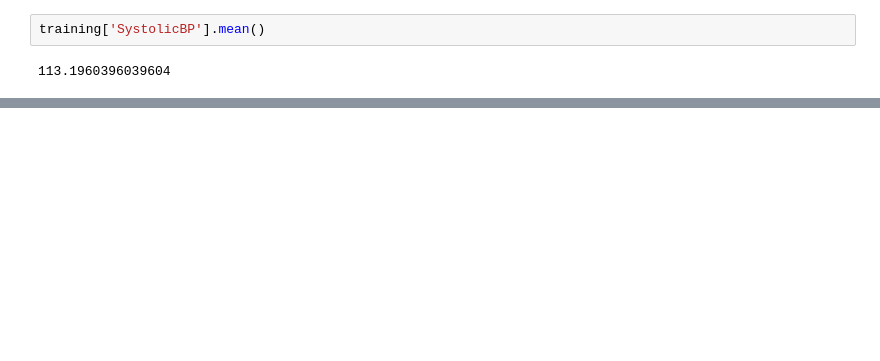
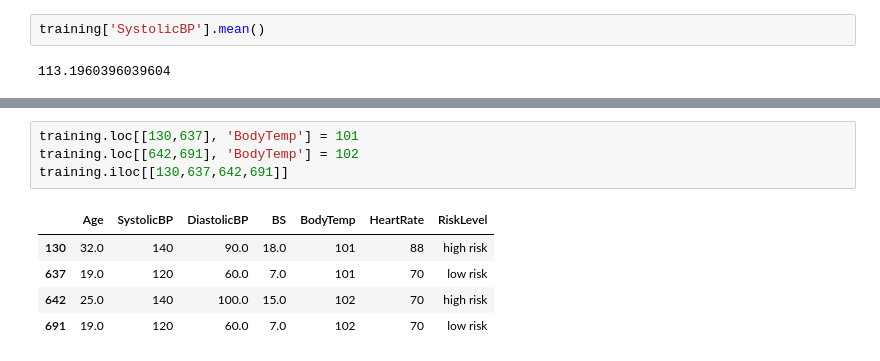
Before and after one commit to danlerr/Fondamenti-del-machine-learning, a Jupyter notebook: step2.ipynb, the cells around one changed output, grey strips where cells are left out. Drawn from its saved outputs; the diff is of its cells as text; blank space fills up the shorter version.

```diff
--- a/step2.ipynb
+++ b/step2.ipynb
@@ -215,0 +315,10 @@ training['SystolicBP'].mean()
+# %%
+training.loc[[130,637], 'BodyTemp'] = 101
+training.loc[[642,691], 'BodyTemp'] = 102
+training.iloc[[130,637,642,691]]
+# %% [output]
+|  | Age | SystolicBP | DiastolicBP | BS | BodyTemp | HeartRate | RiskLevel |
+| 130 | 32.0 | 140 | 90.0 | 18.0 | 101 | 88 | high risk |
+| 637 | 19.0 | 120 | 60.0 | 7.0 | 101 | 70 | low risk |
+| 642 | 25.0 | 140 | 100.0 | 15.0 | 102 | 70 | high risk |
+| 691 | 19.0 | 120 | 60.0 | 7.0 | 102 | 70 | low risk |
```
Also changed, not shown: parts of 31 cells of this notebook, 1 other file.
